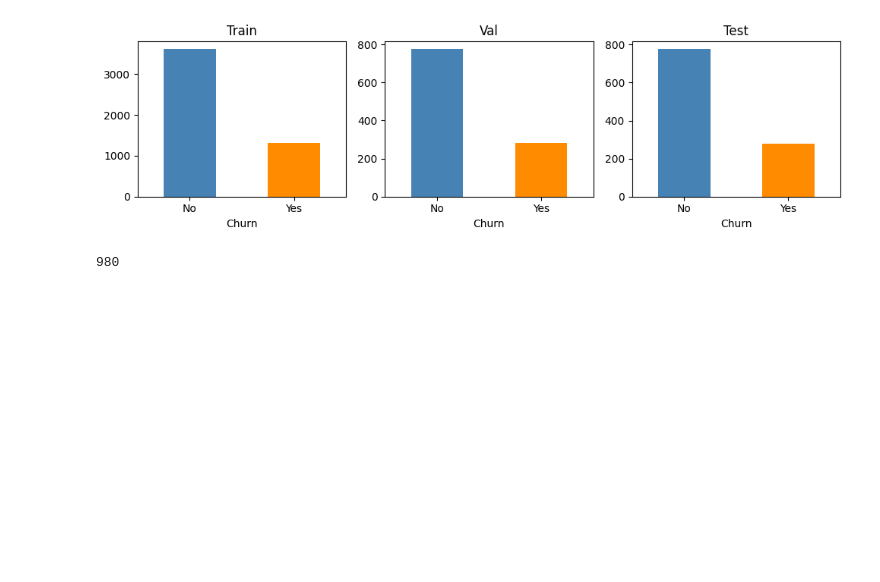
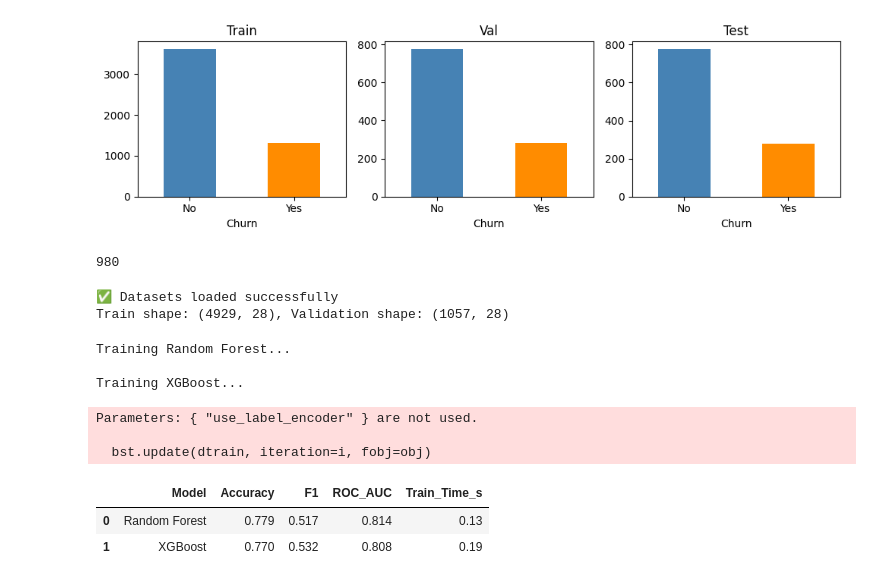
Before and after one commit to Michael-Cool/telco-churn-mlops, a Jupyter notebook: notebooks/model_training.ipynb, the cells around one changed output. Saved outputs shown, nothing was run; the diff lists cells and outputs as text; code cells hidden in the pictures; blank space fills up the shorter version.

```diff
--- a/notebooks/model_training.ipynb
+++ b/notebooks/model_training.ipynb
@@ -102,0 +119,12 @@ md = f"""# Model Input Overview
+# %%
+train = pd.read_csv(DATA_DIR / "train.csv")
+val = pd.read_csv(DATA_DIR / "val.csv")
+
+X_train, y_train = train.drop(columns=["Churn"]), train["Churn"]
+X_val, y_val = val.drop(columns=["Churn"]), val["Churn"]
+
+print("✅ Datasets loaded successfully")
+print(f"Train shape: {X_train.shape}, Validation shape: {X_val.shape}")
+# %% [output]
+✅ Datasets loaded successfully
+Train shape: (4929, 28), Validation shape: (1057, 28)
@@ -102,0 +135,36 @@ md = f"""# Model Input Overview
+# %%
+results = []
+
+for name, model in models.items():
+    print(f"\nTraining {name}...")
+    start = time.time()
+    model.fit(X_train, y_train)
+    duration = round(time.time() - start, 2)
+
+    y_pred = model.predict(X_val)
+    y_proba = model.predict_proba(X_val)[:, 1]
+
+    acc = accuracy_score(y_val, y_pred)
+    f1 = f1_score(y_val, y_pred)
+    roc = roc_auc_score(y_val, y_proba)
+
+    results.append({
+        "Model": name,
+        "Accuracy": round(acc, 3),
+        "F1": round(f1, 3),
+        "ROC_AUC": round(roc, 3),
+        "Train_Time_s": duration
+    })
+
+df_results = pd.DataFrame(results)
+df_results
+# %% [output]
+Training Random Forest...
+
+Training XGBoost...
+Parameters: { "use_label_encoder" } are not used.
+
+  bst.update(dtrain, iteration=i, fobj=obj)
+|  | Model | Accuracy | F1 | ROC_AUC | Train_Time_s |
+| 0 | Random Forest | 0.779 | 0.517 | 0.814 | 0.13 |
+| 1 | XGBoost | 0.770 | 0.532 | 0.808 | 0.19 |
```
Also changed, not shown: parts of 4 cells of this notebook, 2 other files.
